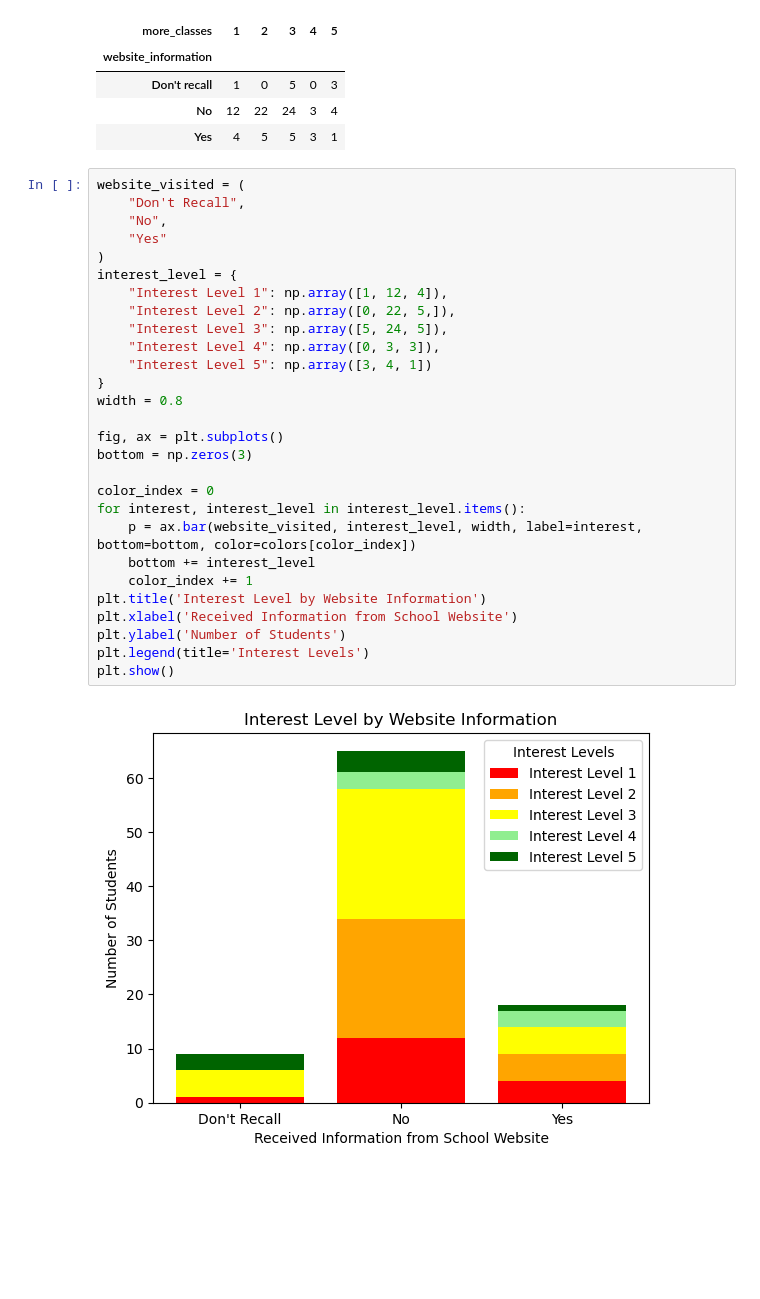
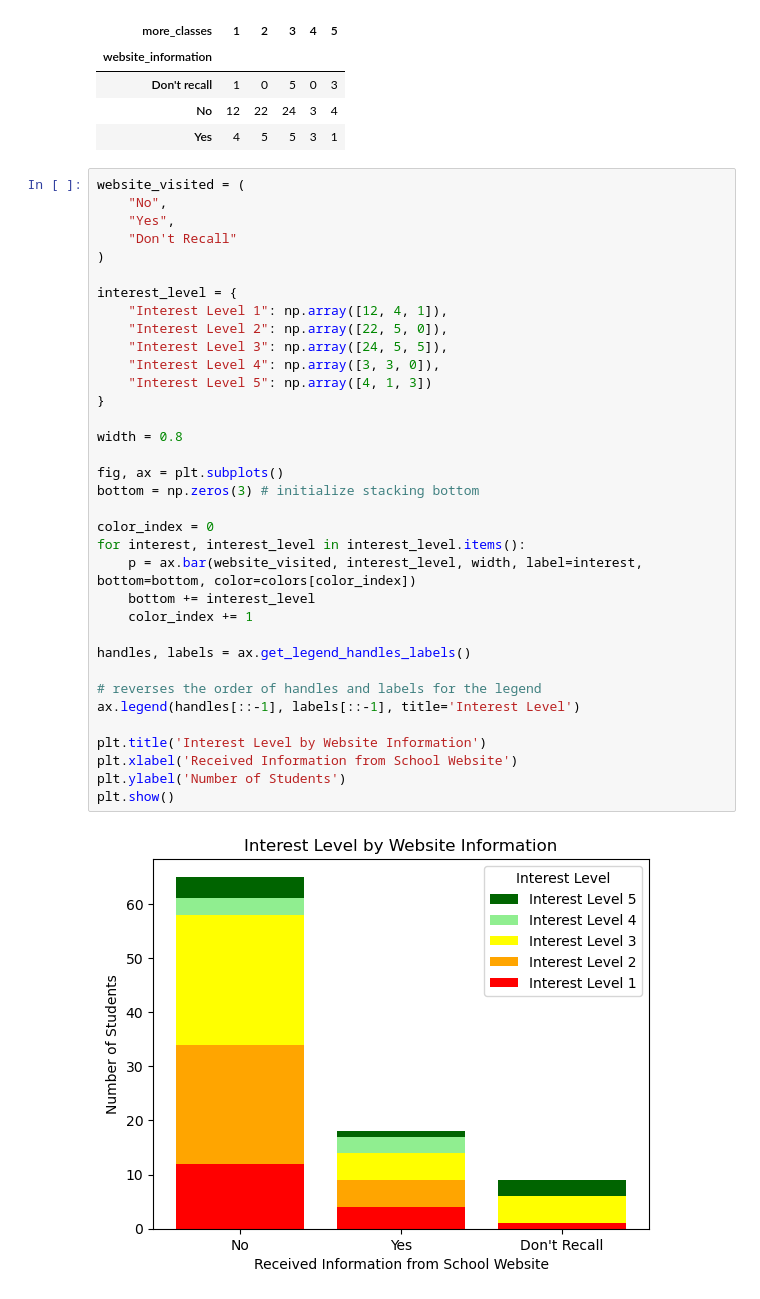
Before and after one commit to Codes3go/--Project-1---Recruitment-Improvement, a Jupyter notebook: Project1 part 3.ipynb, the cells around one changed output. Drawn from its saved outputs; the diff is of its cells as text; blank space fills up the shorter version.

```diff
--- a/Project1 part 3.ipynb
+++ b/Project1 part 3.ipynb
@@ -225,35 +226,42 @@ website_summary
 | Don't recall | 1 | 0 | 5 | 0 | 3 |
 | No | 12 | 22 | 24 | 3 | 4 |
 | Yes | 4 | 5 | 5 | 3 | 1 |
-# %%
-website_visited = (
-    "Don't Recall",
-    "No",
-    "Yes"
-)
-interest_level = {
-    "Interest Level 1": np.array([1, 12, 4]),
-    "Interest Level 2": np.array([0, 22, 5,]),
-    "Interest Level 3": np.array([5, 24, 5]),
-    "Interest Level 4": np.array([0, 3, 3]),
-    "Interest Level 5": np.array([3, 4, 1])
-}
-width = 0.8
-
-fig, ax = plt.subplots()
-bottom = np.zeros(3)
-
-color_index = 0
-for interest, interest_level in interest_level.items():
-    p = ax.bar(website_visited, interest_level, width, label=interest, bottom=bottom, color=colors[color_index])
-    bottom += interest_level
-    color_index += 1
-plt.title('Interest Level by Website Information')
-plt.xlabel('Received Information from School Website')
-plt.ylabel('Number of Students')
-plt.legend(title='Interest Levels')
-plt.show()
-# %% [output]
-[figure, removed]
+# %%
+website_visited = (
+    "No",
+    "Yes",
+    "Don't Recall"
+)
+
+interest_level = {
+    "Interest Level 1": np.array([12, 4, 1]),
+    "Interest Level 2": np.array([22, 5, 0]),
+    "Interest Level 3": np.array([24, 5, 5]),
+    "Interest Level 4": np.array([3, 3, 0]),
+    "Interest Level 5": np.array([4, 1, 3])
+}
+
+width = 0.8
+
+fig, ax = plt.subplots()
+bottom = np.zeros(3) # initialize stacking bottom
+
+color_index = 0
+for interest, interest_level in interest_level.items():
+    p = ax.bar(website_visited, interest_level, width, label=interest, bottom=bottom, color=colors[color_index])
+    bottom += interest_level
+    color_index += 1
+
+handles, labels = ax.get_legend_handles_labels()
+
+# reverses the order of handles and labels for the legend
+ax.legend(handles[::-1], labels[::-1], title='Interest Level')
+
+plt.title('Interest Level by Website Information')
+plt.xlabel('Received Information from School Website')
+plt.ylabel('Number of Students')
+plt.show()
+# %% [output]
+[figure, added]
 # %% [markdown]
 #### Results of Question 4
```
Also changed, not shown: parts of 10 cells of this notebook.
